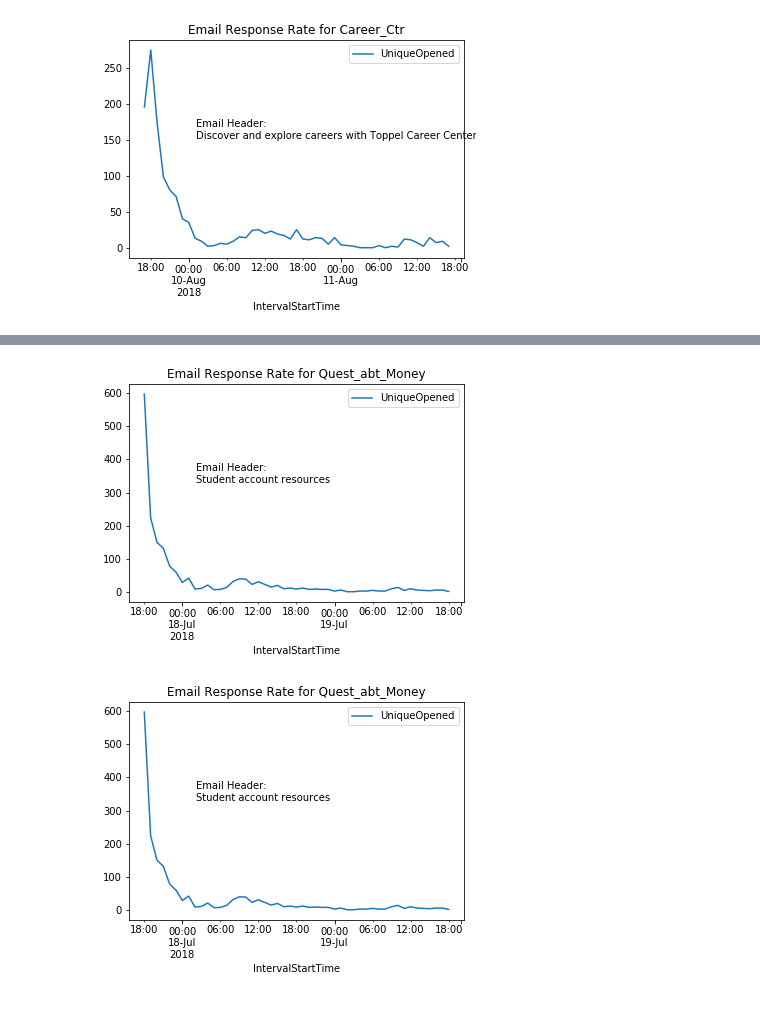
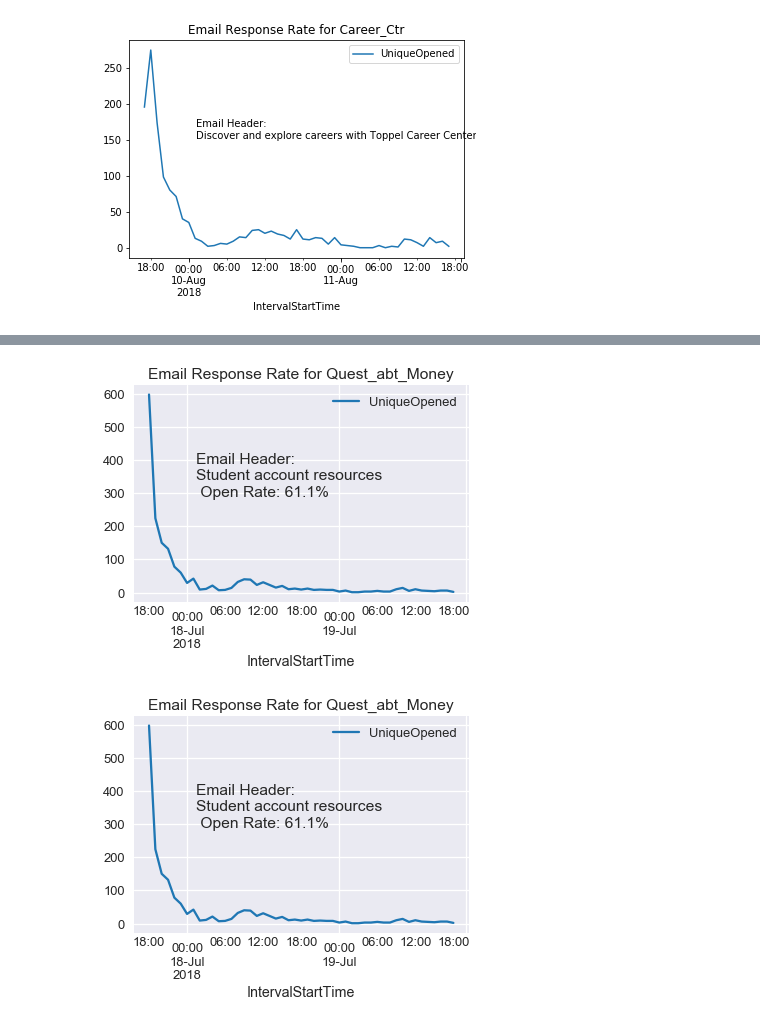
Before and after one commit to EMSA-Analytics/EMAIL, a Jupyter notebook: SF_EMAIL_DEV2.ipynb, the cells around one changed output, grey strips where cells are left out. Cells and saved outputs as stored; diff of their text form; code cells hidden in the pictures.

Commit message:
added open rate %

```diff
--- a/SF_EMAIL_DEV2.ipynb
+++ b/SF_EMAIL_DEV2.ipynb
@@ -160,14 +160,34 @@ def HEADER(SFR):
     SUBJ=line2[7]
     return SUBJ
 
+def OPENRATE(SFR):
+    name = pd.read_csv(path + "/"+ SFR, skiprows=3, engine='python', index_col=False)
+    name = name [['IntervalStartTime','Sent','Bounced', 'UniqueOpened','UniqueClicked','Unsubscribed']]
+    TSent = name['Sent'].sum()
+    TOpen = name['UniqueOpened'].sum()
+    TUnsubsc= name['Unsubscribed'].sum()
+    TBounce= name['Bounced'].sum()
+    FSent =TSent - TBounce
+    FOpenR = round((TOpen/FSent*100),1)
+    FOPENR = str(FOpenR) + "%"
+    return FOPENR
+
+
 def EMdf(SFR):
     a= FRAME(SFR)
     b= TITLE(SFR)
     c= HEADER(SFR)
+    f= OPENRATE(SFR)
     d = a.plot(x="IntervalStartTime", y = 'UniqueOpened')
     d.set(title = 'Email Response Rate for ' + b)
-    d.annotate('Email Header:\n' + c,
+    d.annotate('Email Header:\n' + c + '\n Open Rate: ' + f,
                xy = (100,180),xycoords='figure points')
     return d
 # %%
 SFR = 'Quest_abt_Money.csv'
+# %%
+sns.set_style('darkgrid')
+sns.set_context('talk')
+color = sns.color_palette("Dark2",6)
+fig = plt.figure()
+ax1 = fig.add_subplot(1,1,1)
@@ -174,15 +196,15 @@ SFR = 'Quest_abt_Money.csv'
 # %%
-for fn in [FRAME,TITLE,HEADER,EMdf]:
+for fn in [FRAME,TITLE,HEADER,OPENRATE,EMdf]:
     fn(SFR)
 # %% [output]
-[figure, old version]
+[figure, new version]
 # %%
 def lp(SFR):
-    for fn in [FRAME,TITLE,HEADER,EMdf]:
+    for fn in [FRAME,TITLE,HEADER,OPENRATE,EMdf]:
         fn(SFR)
 lp(SFR)
 # %% [output]
-[figure, old version]
+[figure, new version]
 # %%
 for item in EM_Results:
     lp(item)
```
Also changed, not shown: parts of 2 cells of this notebook.
